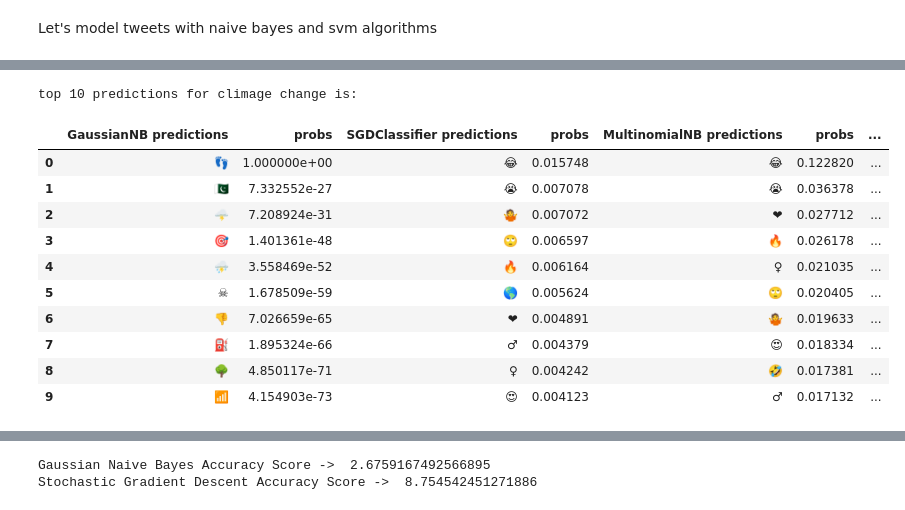
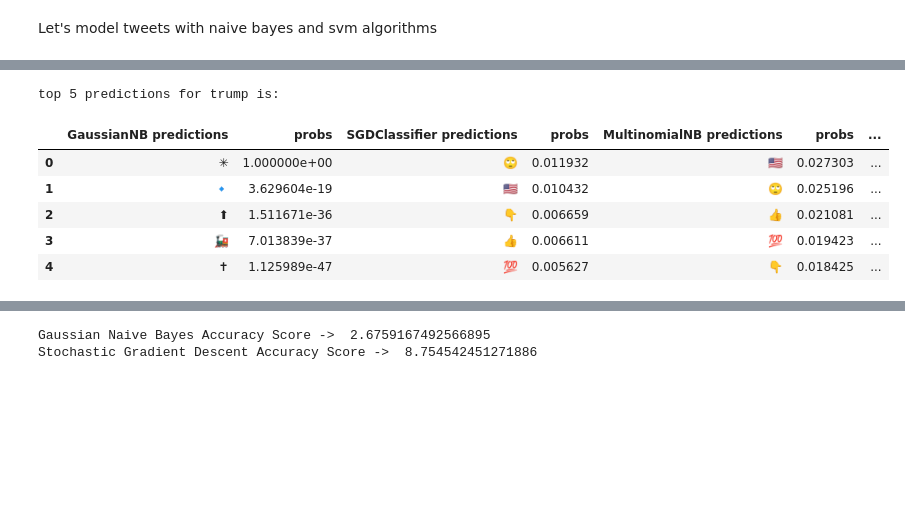
Before and after one commit to gekim0519/twitter_mojis, a Jupyter notebook: emoji_models.ipynb, the cells around one changed output, grey strips where cells are left out. Cells and saved outputs as stored; diff of their text form; code cells hidden in the pictures; blank space fills up the shorter version.

```diff
--- a/emoji_models.ipynb
+++ b/emoji_models.ipynb
@@ -119,8 +151,9 @@ Naive Bayes Accuracy Score ->  8.175559380378658
 # %%
+%%time
 sgd = SGDClassifier(loss="log", alpha=.0001, max_iter=50, penalty="elasticnet")
-sgd.fit(X_train_tfidf, y_train)
+sgd.fit(X_train, y_train)
 # predict the labels on validation dataset
-predictions_sgd = nb.predict(X_test_tfidf)
+predictions_sgd = nb.predict(X_test)
 # Use accuracy_score function to get the accuracy
 sgd_score = accuracy_score(predictions_sgd, y_test)*100
 print("Stochastic Gradient Descent Accuracy Score -> ", sgd_score)
@@ -129,8 +164,9 @@ Stochastic Gradient Descent Accuracy Score ->  8.175559380378658
 # %%
+%%time
 # Naive Bayes gaussian
 gnb = naive_bayes.GaussianNB()
-gnb.fit(X_train_tfidf.todense(), y_train)
-predictions_gnb = gnb.predict(X_test_tfidf.todense())
+gnb.fit(X_train.todense(), y_train)
+predictions_gnb = gnb.predict(X_test.todense())
 gnb_score = accuracy_score(predictions_gnb, y_test)*100
 print("Gaussian Naive Bayes Accuracy Score -> ", gnb_score)
 # %% [output]
@@ -138,9 +176,10 @@ Gaussian Naive Bayes Accuracy Score ->  2.710843373493976
 # %%
+%%time
 # SVM
 svm = svm.SVC(C=1.0, kernel='linear', degree=3, gamma='auto', probability=True)
-svm.fit(X_train_tfidf, y_train)
+svm.fit(X_train, y_train)
 # predict the labels on validation dataset
-predictions_svm = svm.predict(X_test_tfidf)
+predictions_svm = svm.predict(X_test)
 # Use accuracy_score function to get the accuracy
 score = accuracy_score(predictions_svm, y_test)*100
 print("SVM Accuracy Score -> ",score)
@@ -164,26 +205,20 @@ def prediction(model, text, top_n = 5):
     return(predict_rank[:top_n].reset_index(drop=True))
 
 
-def print_prediction(text, top_n = 5):
-    models = [gnb, sgd, nb, svm]
+def print_prediction(text, models = [gnb, sgd, nb, svm], top_n = 5):
     df = pd.DataFrame()
     for i in models:
         df = pd.concat([df, prediction(i, text, top_n)], axis=1)
     print('top {} predictions for {} is:'.format(top_n, text))
     return(df)
 # %%
-print_prediction(text = 'climage change', top_n = 10)
+print_prediction(text = 'trump', top_n = 5)
 # %% [output]
-top 10 predictions for climage change is:
+top 5 predictions for trump is:
 |  | GaussianNB predictions | probs | SGDClassifier predictions | probs | MultinomialNB predictions | probs | ... |
-| 0 | 👣 | 1.000000e+00 | 😂 | 0.015748 | 😂 | 0.122820 | ... |
-| 1 | 🇵🇰 | 7.332552e-27 | 😭 | 0.007078 | 😭 | 0.036378 | ... |
-| 2 | 🌩 | 7.208924e-31 | 🤷 | 0.007072 | ❤ | 0.027712 | ... |
-| 3 | 🎯 | 1.401361e-48 | 🙄 | 0.006597 | 🔥 | 0.026178 | ... |
-| 4 | ⛈ | 3.558469e-52 | 🔥 | 0.006164 | ♀ | 0.021035 | ... |
-| 5 | ☠ | 1.678509e-59 | 🌎 | 0.005624 | 🙄 | 0.020405 | ... |
-| 6 | 👎 | 7.026659e-65 | ❤ | 0.004891 | 🤷 | 0.019633 | ... |
-| 7 | ⛽ | 1.895324e-66 | ♂ | 0.004379 | 😍 | 0.018334 | ... |
-| 8 | 🌳 | 4.850117e-71 | ♀ | 0.004242 | 🤣 | 0.017381 | ... |
-| 9 | 📶 | 4.154903e-73 | 😍 | 0.004123 | ♂ | 0.017132 | ... |
+| 0 | ✳ | 1.000000e+00 | 🙄 | 0.011932 | 🇺🇸 | 0.027303 | ... |
+| 1 | 🔹 | 3.629604e-19 | 🇺🇸 | 0.010432 | 🙄 | 0.025196 | ... |
+| 2 | ⬆ | 1.511671e-36 | 👇 | 0.006659 | 👍 | 0.021081 | ... |
+| 3 | 🚂 | 7.013839e-37 | 👍 | 0.006611 | 💯 | 0.019423 | ... |
+| 4 | ✝ | 1.125989e-47 | 💯 | 0.005627 | 👇 | 0.018425 | ... |
 # %%
```
Also changed, not shown: parts of 63 cells of this notebook, 2 other files.
